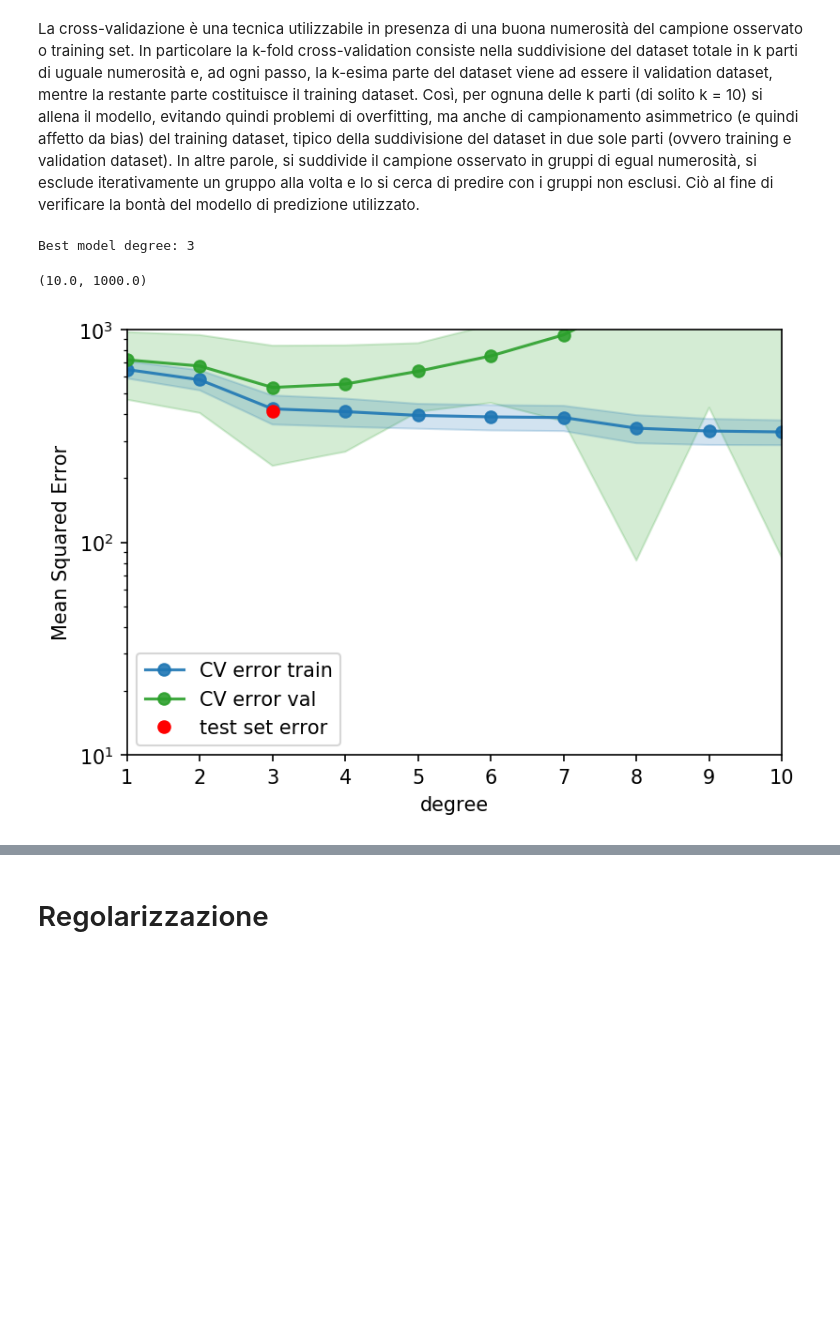
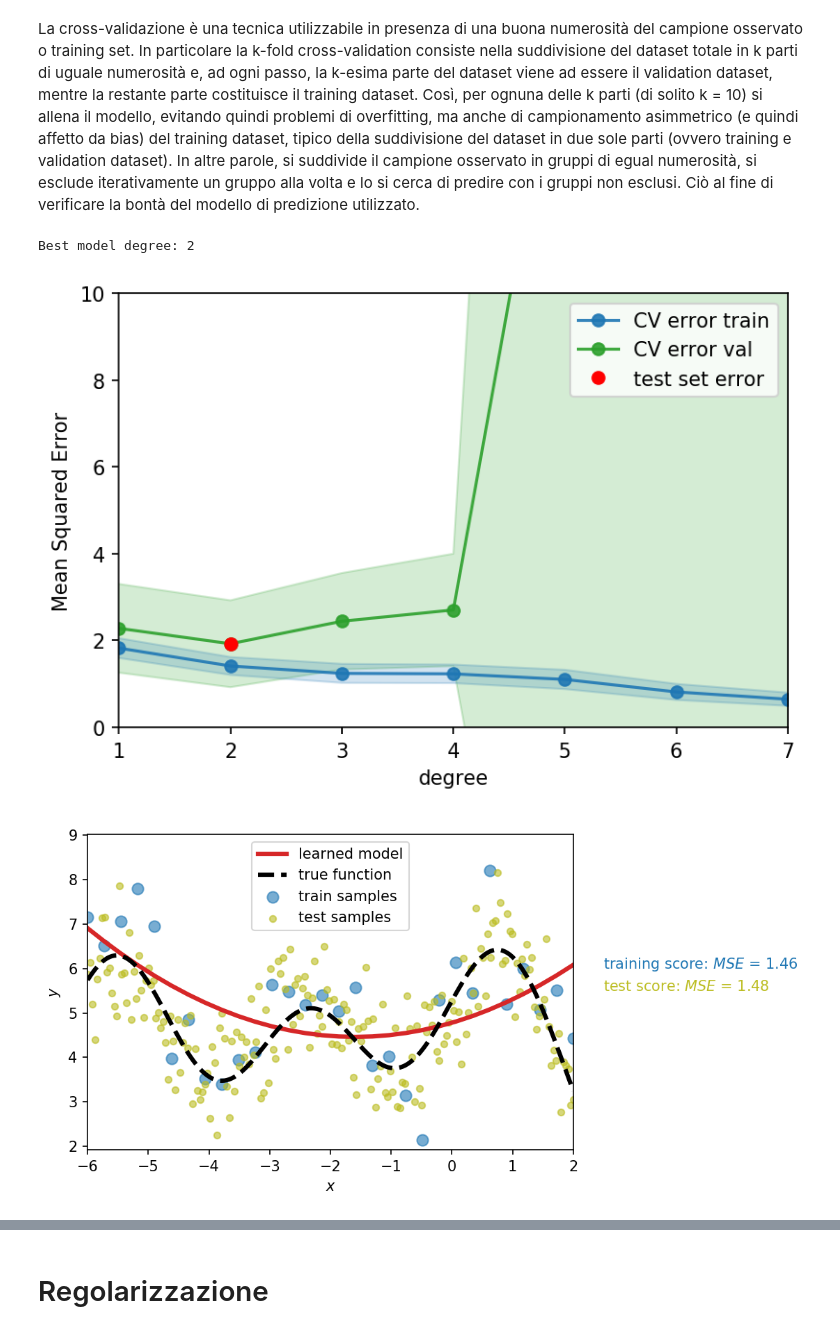
Before and after one commit to stegianna/IMAD_UniBg, a Jupyter notebook: Laboratorio_IMAD/Machine_learning/Validazione_Regolarizzazione.ipynb, the cells around one changed output, grey strips where cells are left out. Drawn from its saved outputs; the diff is of its cells as text; code cells hidden in the pictures; blank space fills up the shorter version.

```diff
--- a/Laboratorio_IMAD/Machine_learning/Validazione_Regolarizzazione.ipynb
+++ b/Laboratorio_IMAD/Machine_learning/Validazione_Regolarizzazione.ipynb
@@ -289,8 +317,8 @@ def make_features2(train_set, test_set, degrees): # create features on two diffe
         test_dict[d] = PolynomialFeatures(d).fit_transform(test_set.reshape(-1,1))
     return train_dict, test_dict
 # %%
-degrees = range(21)
-train_dict, val_dict = make_features2(X_train2, X_val, degrees) # create features on train and validation set
+degrees = range(max_degree+1) # degrees for polynomial features
+train_dict_v, val_dict_v = make_features2(x_train_v, x_val_v, degrees) # create features on train and validation set
 # %%
 error_train = np.empty(len(degrees)) # init error train
 error_val = np.empty(len(degrees)) # init error validation
@@ -360,13 +409,19 @@ valid_errors = np.zeros((21, n_folds)) # init validation errors - for each degre
 # %%
 fold = 0
 for train_idx, valid_idx in KFold(n_folds, shuffle=True).split(range(N)): # for each fold
-    train_dict, valid_dict = make_features2(X_train[train_idx], X_train[valid_idx], degrees) # obtain indexes of data in the folds
+    train_dict_cv, valid_dict_cv = make_features2(x_train[train_idx], x_train[valid_idx], degrees) # obtain indexes of data in the folds
 
     for d in degrees: # for each degree
-        est = LinearRegression() # linear regression model
-        est.fit(train_dict[d], y_train[train_idx]) # fit linear model
-        train_errors[d, fold] = mean_squared_error(y_train[train_idx], est.predict(train_dict[d])) # train error
-        valid_errors[d, fold] = mean_squared_error(y_train[valid_idx], est.predict(valid_dict[d])) # test error
+        model = LinearRegression() # linear regression model
+        X_train = train_dict_cv[d]; # data matrix train
+        X_train_scaled = scaler.fit_transform(X_train) # scale train data
+
+        X_valid_v = valid_dict_cv[d] # data matrix validation
+        X_valid_v_scaled = scaler.transform(X_valid_v) # scale validation data
+
+        model.fit(X_train_scaled, y_train[train_idx]) # fit linear model
+        train_errors[d, fold] = mean_squared_error(y_train[train_idx], model.predict(X_train_scaled)) # train error
+        valid_errors[d, fold] = mean_squared_error(y_train[valid_idx], model.predict(X_valid_v_scaled)) # test error
     fold += 1
 # %%
 mean_train_errors = train_errors.mean(axis=1) # mean of train errors for each degree
@@ -374,36 +429,55 @@ mean_valid_errors = valid_errors.mean(axis=1) # mean of validation errors for ea
 std_train_errors = train_errors.std(axis=1) # standard deviation of train errors for each degree
 std_valid_errors = valid_errors.std(axis=1) # standard deviation of validation errors for each degree
 # %%
-np.random.seed(6) # set seed
 mindeg = np.argmin(mean_valid_errors) # find degree that gave smallest cross-validation error
 print('Best model degree: ' + str(mindeg))
 
-post_cv_train_dict, test_dict = make_features2(X_train, X_test, degrees) # compute polynomial features
-est = LinearRegression() # define linear model
-est.fit(post_cv_train_dict[mindeg], y_train) # estimate linear model
-pred = est.predict(test_dict[mindeg]) # predict on test with features compute with best degree found by cv
-err = mean_squared_error(pred, y_test) # test error
-errtr = mean_squared_error(y_train, est.predict(post_cv_train_dict[mindeg])) # train error
+X_train = train_dict[mindeg]
+X_train_scaled = scaler.fit_transform(X_train)
+
+X_test = test_dict[mindeg]
+X_test_scaled = scaler.transform(X_test)
+
+model = LinearRegression() # define linear model
+model.fit(X_train_scaled, y_train) # estimate linear model
+yhat = model.predict(X_test_scaled) # predict on test with features compute with best degree found by cv
+err = mean_squared_error(yhat, y_test) # test error
+errtr = mean_squared_error(y_train, model.predict(X_train)) # train error
 
 
-fig=plt.figure(figsize=(6, 4), dpi= 150, facecolor='w', edgecolor='k')
+
+fig = plt.figure(figsize=(6, 4), dpi= 150, facecolor='w', edgecolor='k')
 plt.plot(degrees, mean_train_errors, marker='o', label='CV error train', alpha=0.9)
-plt.plot(degrees, mean_valid_errors, marker='o', label='CV error val', alpha=0.9,c='C2')
-
+plt.plot(degrees, mean_valid_errors, marker='o', label='CV error val', alpha=0.9, c='C2')
 
 plt.fill_between(degrees, mean_valid_errors-std_valid_errors, mean_valid_errors+std_valid_errors, color='C2', alpha=0.2)
 plt.fill_between(degrees, mean_train_errors-std_train_errors, mean_train_errors+std_train_errors, color='C0', alpha=0.2)
 
 
-plt.plot([mindeg], [err], 'o',  label='test set error',color='red')#,markersize=25)
-plt.xticks(np.arange(21))
+plt.plot([mindeg], [mean_valid_errors[mindeg]], 'o',  label='test set error',color='red')#,markersize=25)
+plt.xticks(np.arange(max_degree))
 plt.ylabel('Mean Squared Error')
 plt.xlabel('degree')
 plt.legend(loc='best', frameon=True)
-plt.yscale("log"); plt.xlim([1, 10]); plt.ylim([1e1, 1e3])
+plt.xlim([1, 7]); plt.ylim([0, 10]);
+
+
+
+fig = plt.figure(figsize=(6, 4), dpi= 150, facecolor='w', edgecolor='k')
+plt.plot(x_train, model.predict(X_train_scaled), linestyle='-', label="learned model", linewidth=3, color='C3')
+plt.plot(x_plot, y_plot, 'k--',alpha=1, label="true function", linewidth=3)
+plt.scatter(x_train, y_train, alpha=0.6, label="train samples", color='C0', s=60)
+plt.scatter(x_test, y_test, alpha=0.6, label="test samples", color='C8', s=20)
+plt.xlabel("$x$"); plt.ylabel("$y$")
+plt.ylim(np.min(y_train)*0.9, np.max(y_train)*1.1);  plt.xlim(np.min(x_train), np.max(x_train))
+plt.legend(loc='best', frameon=True)
+plt.text(2.5, 6, "training score: $MSE$ = {0:.2f}".format(mean_squared_error(y_train, model.predict(X_train_scaled))),
+     color='C0')
+plt.text(2.5, 5.5, "test score: $MSE$ = {0:.2f}".format(mean_squared_error(y_test, model.predict(X_test_scaled))), color='C8')
+plt.show()
 # %% [output]
-Best model degree: 3
+Best model degree: 2
-(10.0, 1000.0)
-[figure, old version]
+[figure, new version]
+[figure, added]
 # %%
 test_error5 = err
```
Also changed, not shown: parts of 37 cells of this notebook.
